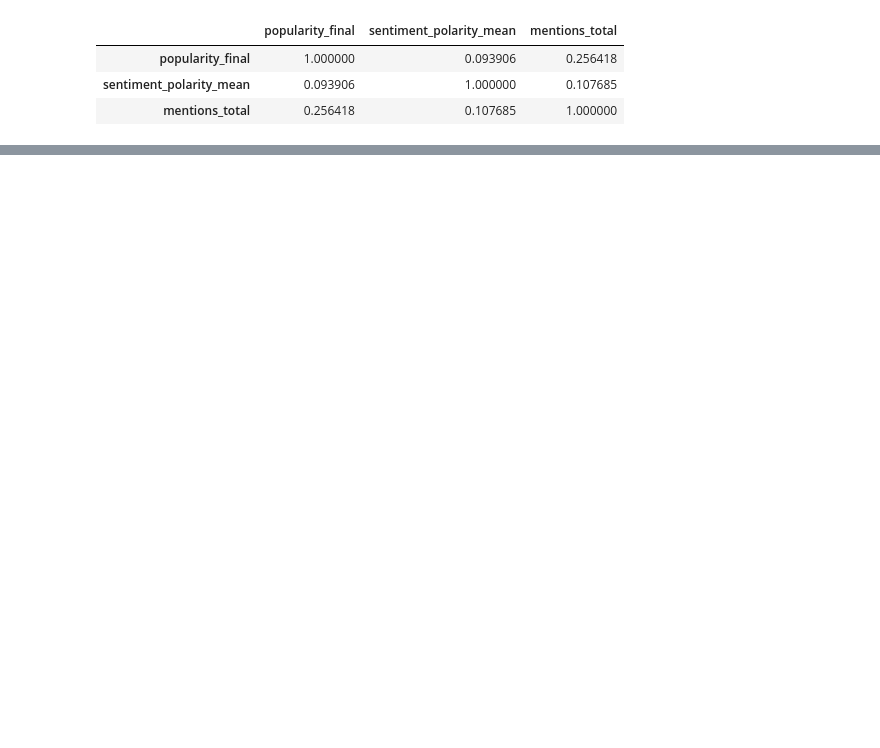
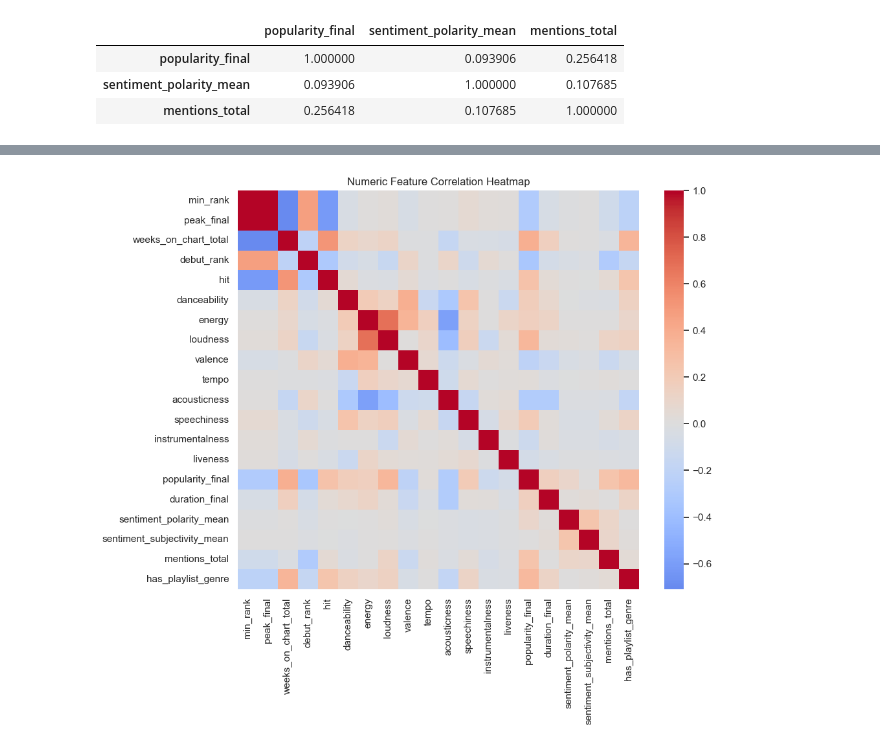
Before and after one commit to priyadarshanparida/media-success-prediction, a Jupyter notebook: code/media_success_prediction.ipynb, the cells around one changed output, grey strips where cells are left out. Cells and saved outputs as stored; diff of their text form; code cells hidden in the pictures; blank space fills up the shorter version.

```diff
--- a/code/media_success_prediction.ipynb
+++ b/code/media_success_prediction.ipynb
@@ -579,0 +703,8 @@ Merged dataset exported to: ../data/merged.csv
+# %%
+num_cols = merged.select_dtypes(include=[np.number]).columns
+plt.figure(figsize=(10,8))
+sns.heatmap(merged[num_cols].corr(), cmap="coolwarm", center=0, annot=False)
+plt.title("Numeric Feature Correlation Heatmap")
+plt.show()
+# %% [output]
+[figure, added]
```
Also changed, not shown: parts of 35 cells of this notebook.
